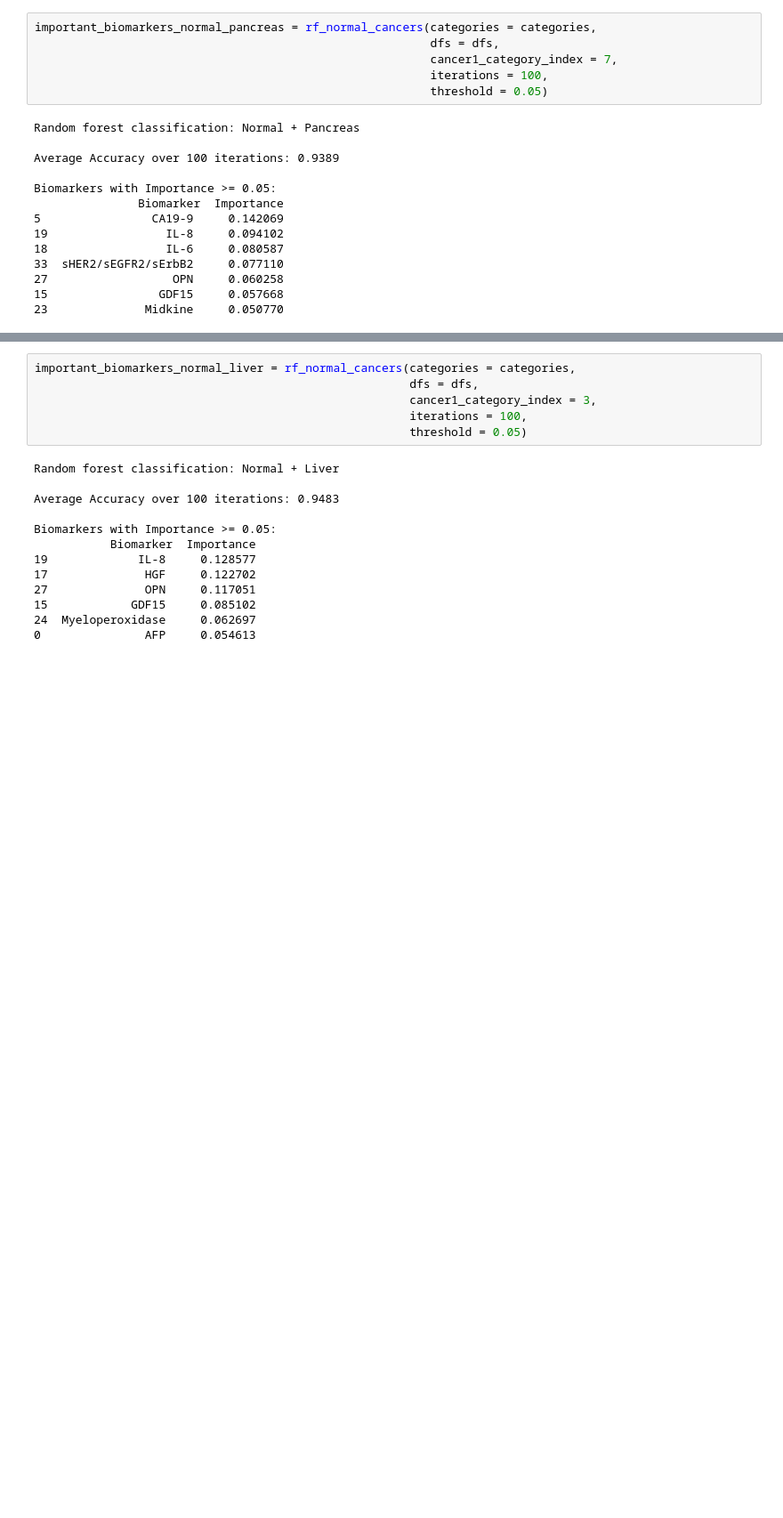
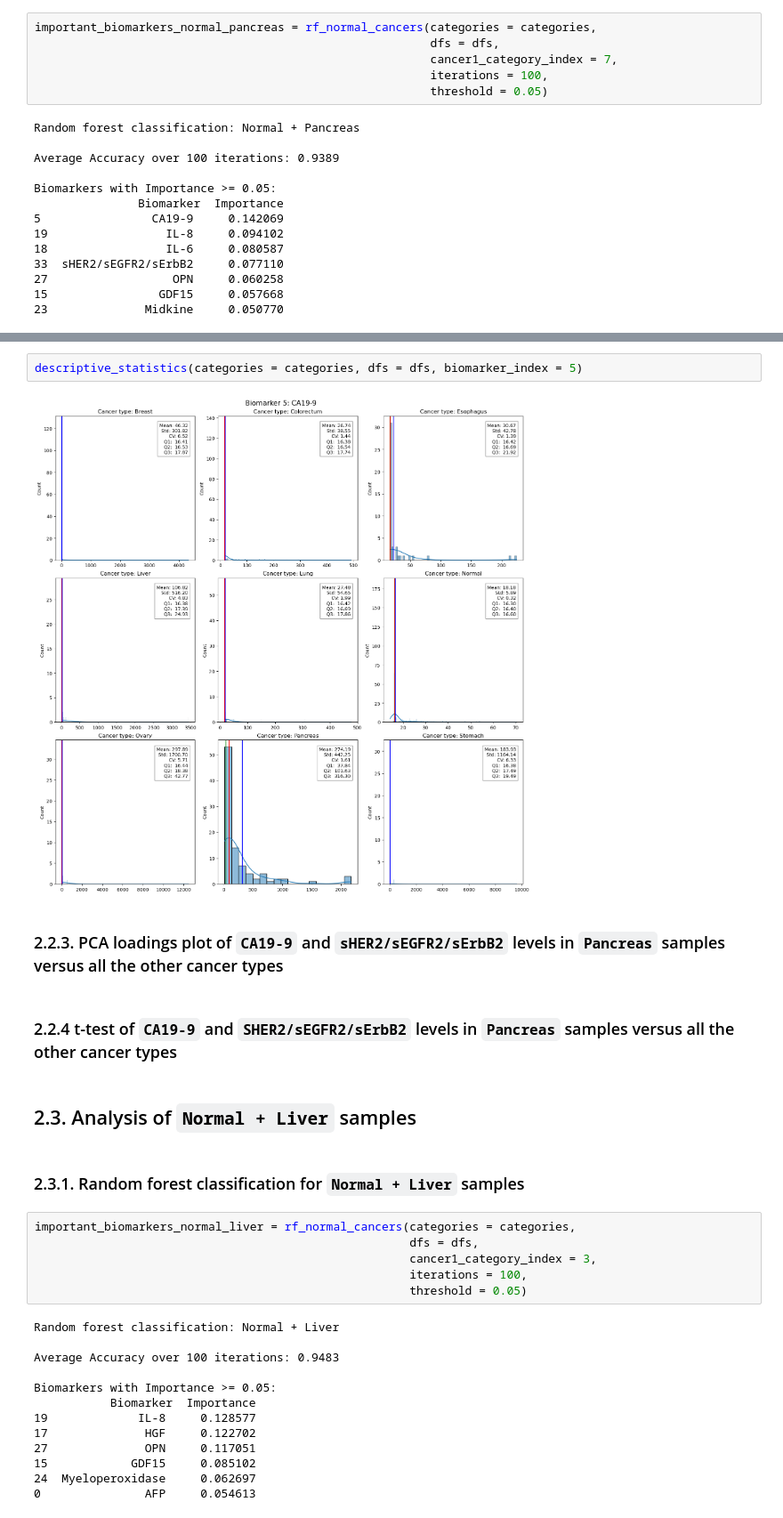
Before and after one commit to subhajitbn/Cancer-Biomarkers-from-Clinical-Data, a Jupyter notebook: tutorial.ipynb, the cells around one changed output, grey strips where cells are left out. Shown at 89% size. Saved outputs shown, nothing was run; the diff lists cells and outputs as text; blank space fills up the shorter version.

```diff
--- a/tutorial.ipynb
+++ b/tutorial.ipynb
@@ -106,3 +107,15 @@ Biomarkers with Importance >= 0.05:
+# %%
+descriptive_statistics(categories = categories, dfs = dfs, biomarker_index = 5)
+# %% [output]
+[figure, added]
+# %% [markdown]
+### 2.2.3. PCA loadings plot of `CA19-9` and `sHER2/sEGFR2/sErbB2` levels in `Pancreas` samples versus all the other cancer types
+# %% [markdown]
+### 2.2.4 t-test of `CA19-9` and `SHER2/sEGFR2/sErbB2` levels in `Pancreas` samples versus all the other cancer types
+# %% [markdown]
+## 2.3. Analysis of `Normal + Liver` samples
+# %% [markdown]
+### 2.3.1. Random forest classification for `Normal + Liver` samples
 # %%
 important_biomarkers_normal_liver = rf_normal_cancers(categories = categories,
                                                       dfs = dfs,
```
Also changed, not shown: parts of 32 cells of this notebook, 4 other files.
